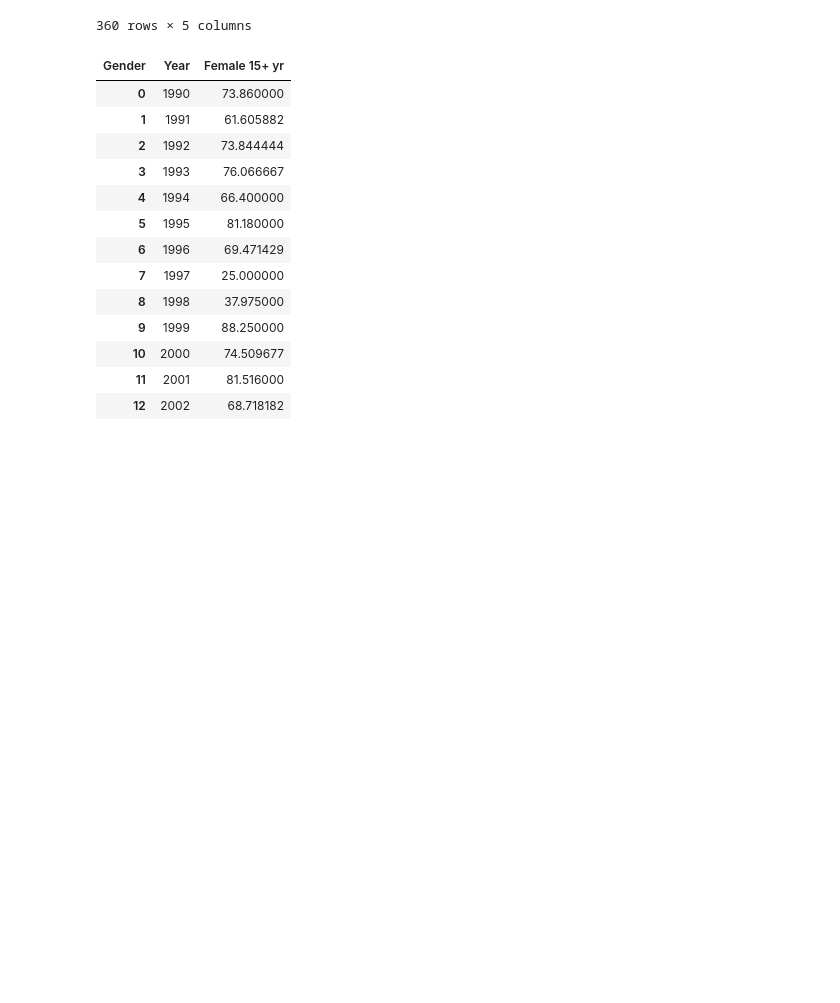
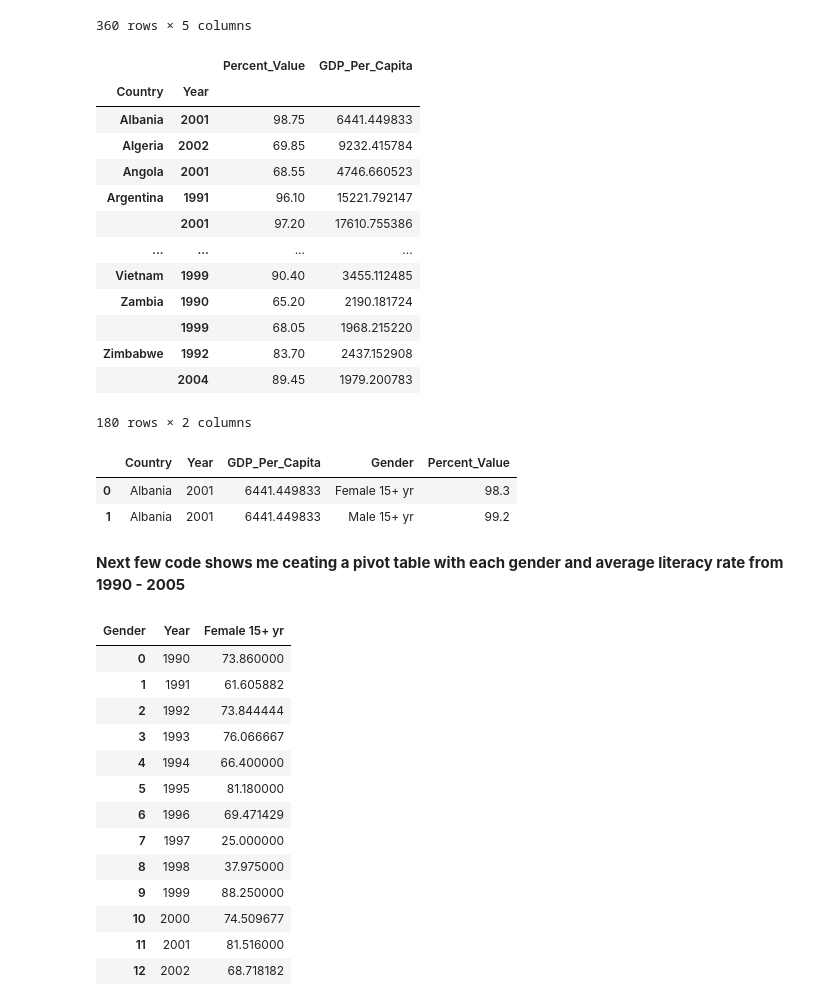
Before and after one commit to KagonDeans/un-exploration-KagonDeans, a Jupyter notebook: notebooks/Solo_UN_Data_Exploration.ipynb, the cells around one changed output. Drawn from its saved outputs; the diff is of its cells as text; code cells hidden in the pictures; blank space fills up the shorter version.

```diff
--- a/notebooks/Solo_UN_Data_Exploration.ipynb
+++ b/notebooks/Solo_UN_Data_Exploration.ipynb
@@ -128,3 +153,28 @@ adult_lit_and_GDP['Gender']==
+# %%
+adult_lit_and_GDP.groupby(['Country', 'Year'])[['Percent_Value', 'GDP_Per_Capita']].mean()
+# %% [output]
+|  |  | Percent_Value | GDP_Per_Capita |
+| Country | Year |  |  |
+| Albania | 2001 | 98.75 | 6441.449833 |
+| Algeria | 2002 | 69.85 | 9232.415784 |
+| Angola | 2001 | 68.55 | 4746.660523 |
+| Argentina | 1991 | 96.10 | 15221.792147 |
+|  | 2001 | 97.20 | 17610.755386 |
+| ... | ... | ... | ... |
+| Vietnam | 1999 | 90.40 | 3455.112485 |
+| Zambia | 1990 | 65.20 | 2190.181724 |
+|  | 1999 | 68.05 | 1968.215220 |
+| Zimbabwe | 1992 | 83.70 | 2437.152908 |
+|  | 2004 | 89.45 | 1979.200783 |
+180 rows × 2 columns
+# %%
+adult_lit_and_GDP.drop_duplicates(subset = 'Gender')
+# %% [output]
+|  | Country | Year | GDP_Per_Capita | Gender | Percent_Value |
+| 0 | Albania | 2001 | 6441.449833 | Female 15+ yr | 98.3 |
+| 1 | Albania | 2001 | 6441.449833 | Male 15+ yr | 99.2 |
+# %% [markdown]
+**Next few code shows me ceating a pivot table with each gender and average literacy rate from 1990 - 2005**
 # %%
 adult_lit_Fem = adult_lit_and_GDP.loc[adult_lit_and_GDP['Gender'].isin(['Female 15+ yr'])].pivot_table(values = 'Percent_Value', index = 'Year', columns = 'Gender').dropna().reset_index()
 # %%
```
Also changed, not shown: parts of 16 cells of this notebook.
